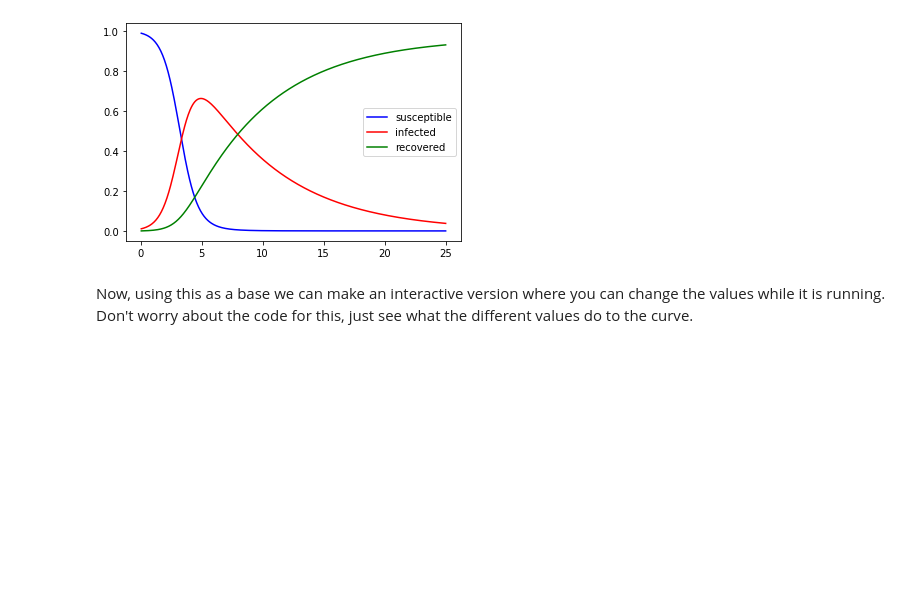
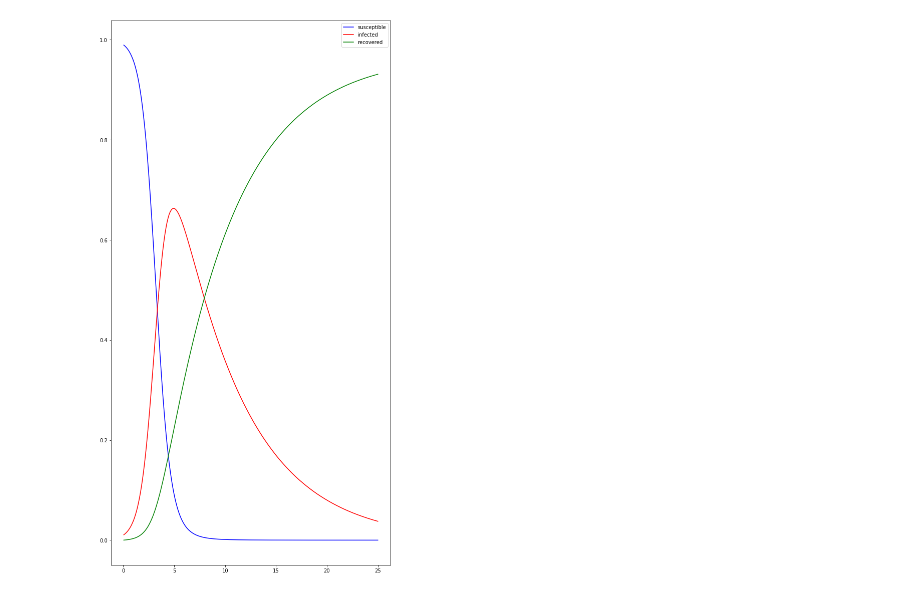
Before and after one commit to Jex-y/Epidemic, a Jupyter notebook: Epidemic-Procedural.ipynb, the cells around one changed output. Saved outputs shown, nothing was run; the diff lists cells and outputs as text; code cells hidden in the pictures; blank space fills up the shorter version.

Commit message:
Added flowchar and made images bigger

```diff
--- a/Epidemic-Procedural.ipynb
+++ b/Epidemic-Procedural.ipynb
@@ -44,11 +44,10 @@ while time <= max_time:
     index += 1
 # %%
 # Graphing the values over time.
+fig =plt.figure(figsize=(20, 10))
 plt.plot(log[:,0], log[:,1], color = "blue")  # Suceptible
 plt.plot(log[:,0], log[:,2], color = "red")   # Infected
 plt.plot(log[:,0], log[:,3], color = "green") # Recovered
 _  = plt.legend(["susceptible","infected","recovered"])
 # %% [output]
-[figure, old version]
+[figure, new version]
-# %% [markdown]
-Now, using this as a base we can make an interactive version where you can change the values while it is running. Don't worry about the code for this, just see what the different values do to the curve.
```
Also changed, not shown: parts of 3 cells of this notebook, 1 other file.
